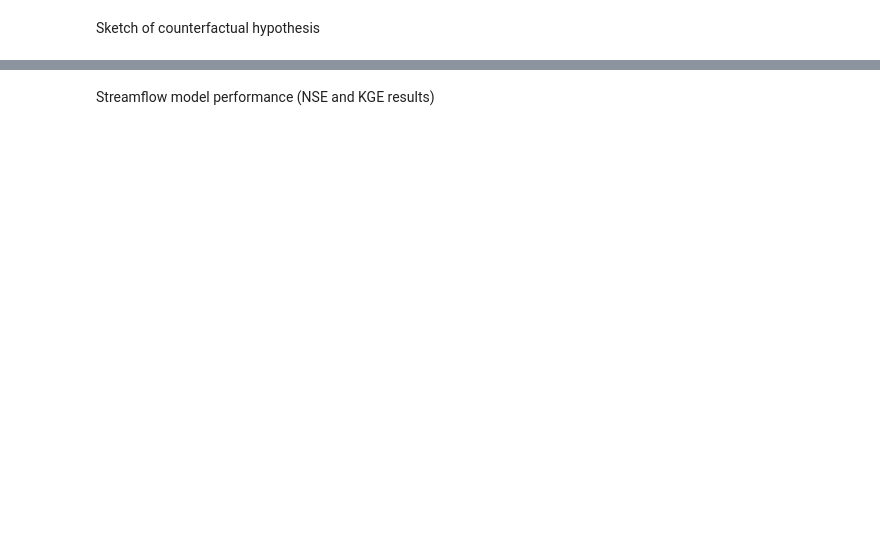
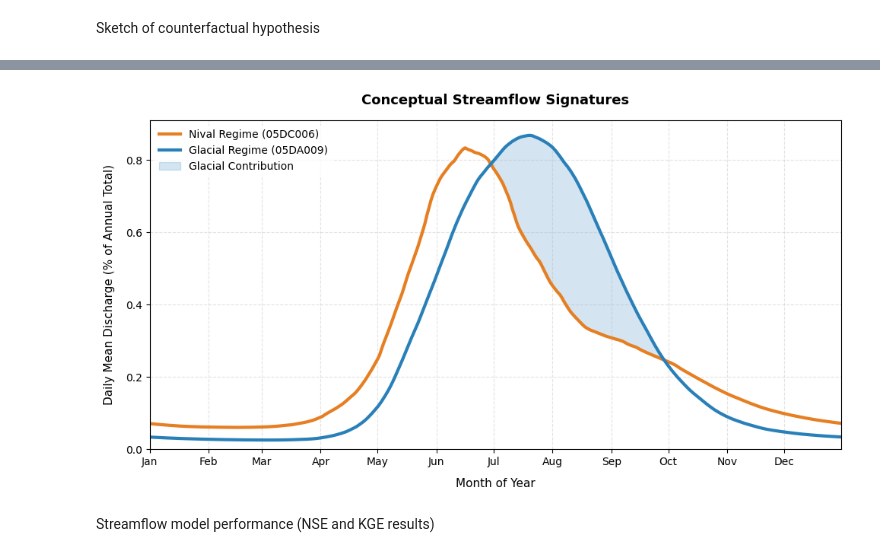
Before and after one commit to TWilson05/EA-LSTM-Streamflow, a Jupyter notebook: notebooks/chapter_1_figures.ipynb, the cells around one changed output, grey strips where cells are left out. Cells and saved outputs as stored; diff of their text form; code cells hidden in the pictures; blank space fills up the shorter version.

```diff
--- a/notebooks/chapter_1_figures.ipynb
+++ b/notebooks/chapter_1_figures.ipynb
@@ -165,2 +288,81 @@ Sketch of counterfactual hypothesis
+# %%
+import numpy as np
+import pandas as pd
+import matplotlib.pyplot as plt
+
+# Ensure df_obs index is explicitly treated as a datetime format
+df_obs.index = pd.to_datetime(df_obs.index)
+
+df_historical = df_obs[[glac_stat, nearest_stat]]
+
+# 1. Compute the multi-year daily mean (Calendar Year Climatology)
+df_daily = df_historical.groupby([df_historical.index.month, df_historical.index.day]).mean()
+
+# Handle February 29th cleanly if it exists
+if (2, 29) in df_daily.index:
+    df_daily = df_daily.drop(index=(2, 29))
+
+# 2. Convert to Percentage of Annual Discharge
+df_pct = (df_daily / df_daily.sum()) * 100
+
+# 3. Cyclical Rolling Mean Smoothing
+# Consecutively tile the 365-day series 3 times to handle the calendar edges cleanly
+df_tripled = pd.concat([df_pct, df_pct, df_pct], ignore_index=True)
+
+# Apply a 45-day rolling centered average
+window_days = 45
+df_rolled_tripled = df_tripled.rolling(window=window_days, center=True).mean()
+
+# Extract the middle 365 days (the true calendar year with seamless edges)
+n_days = len(df_pct)
+df_smoothed = df_rolled_tripled.iloc[n_days : 2*n_days].copy()
+df_smoothed.index = df_pct.index  # Restore the original month/day index
+
+# 4. Plotting the final curves
+plt.figure(figsize=(10, 5.5))
+x = np.arange(len(df_smoothed))
+
+y_nival = df_smoothed[nearest_stat].values
+y_glacial = df_smoothed[glac_stat].values
+
+# Plot the smooth signature lines
+plt.plot(x, y_nival, label=f'Nival Regime ({nearest_stat})', color='#e67e22', lw=3)
+plt.plot(x, y_glacial, label=f'Glacial Regime ({glac_stat})', color='#2980b9', lw=3)
+
+# 5. Shade the specific region where Glacial > Nival (Late-Summer Glacial Augmentation)
+plt.fill_between(
+    x, y_glacial, y_nival,
+    where=(y_glacial > y_nival),
+    interpolate=True,
+    color='#2980b9',
+    alpha=0.2,
+    label='Glacial Contribution'
+)
+
+# Map the x-axis tick positions for Calendar Year
+calendar_months = [1, 2, 3, 4, 5, 6, 7, 8, 9, 10, 11, 12]
+month_labels = ['Jan', 'Feb', 'Mar', 'Apr', 'May', 'Jun', 'Jul', 'Aug', 'Sep', 'Oct', 'Nov', 'Dec']
+
+tick_locs = []
+for m in calendar_months:
+    indices = np.where(df_smoothed.index.get_level_values(0) == m)[0]
+    if len(indices) > 0:
+        tick_locs.append(indices[0])
+
+plt.xticks(tick_locs, month_labels)
+
+# Figure styling and formatting
+plt.title('Conceptual Streamflow Signatures', fontsize=13, fontweight='bold', pad=15)
+plt.xlabel('Month of Year', fontsize=11, labelpad=10)
+plt.ylabel('Daily Mean Discharge (% of Annual Total)', fontsize=11, labelpad=10)
+plt.grid(True, linestyle='--', alpha=0.35)
+plt.xlim(0, len(df_smoothed) - 1)
+plt.ylim(bottom=0)
+plt.legend(loc='upper left', frameon=True, facecolor='white', edgecolor='none', fontsize=10)
+
+plt.tight_layout()
+plt.show()
+# %% [output]
+[figure, added]
 # %% [markdown]
 Streamflow model performance (NSE and KGE results)
```
Also changed, not shown: parts of 7 cells of this notebook.
